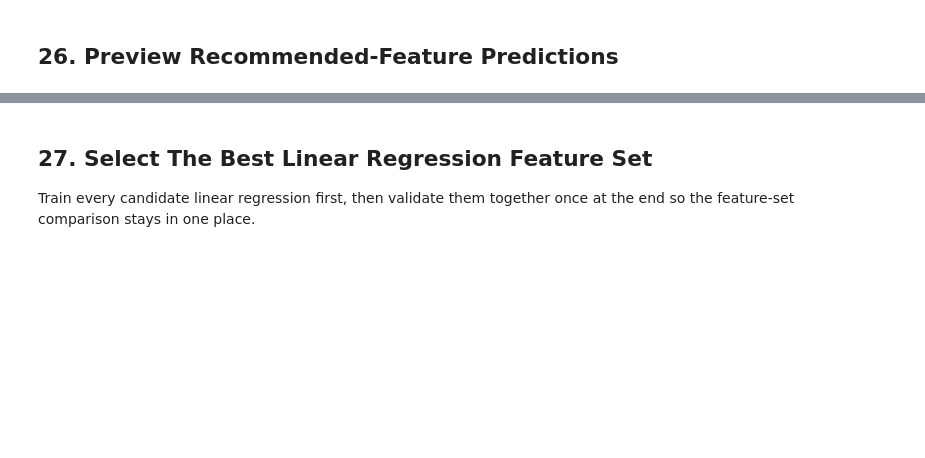
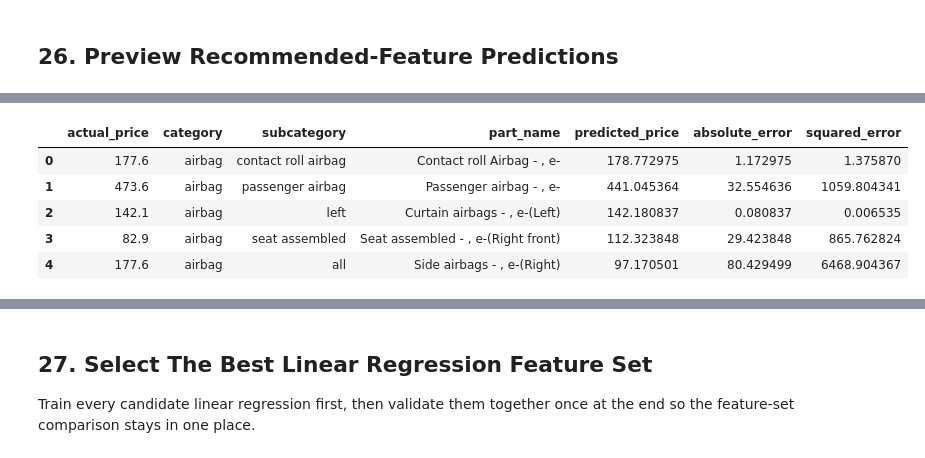
Before and after one commit to Riteshbhandarii/DPPM, a Jupyter notebook: notebooks/04_training/01_baseline_linear_regression.ipynb, the cells around one changed output, grey strips where cells are left out. Saved outputs shown, nothing was run; the diff lists cells and outputs as text; code cells hidden in the pictures; blank space fills up the shorter version.

```diff
--- a/notebooks/04_training/01_baseline_linear_regression.ipynb
+++ b/notebooks/04_training/01_baseline_linear_regression.ipynb
@@ -635,0 +685,34 @@ Baseline + Traficom + Registry Lifecycle + Listing Dynamics Validation RMSE: 170
+# %%
+# Reuse the most detailed validation predictions already available in the notebook.
+if "best_validation_predictions" in globals():
+    validation_predictions_eur = best_validation_predictions
+elif "validation_pred_all" in globals():
+    validation_predictions_eur = validation_pred_all
+elif "validation_pred_traficom" in globals():
+    validation_predictions_eur = validation_pred_traficom
+elif "validation_pred" in globals():
+    validation_predictions_eur = validation_pred
+else:
+    raise NameError("No validation predictions were found in the notebook.")
+
+# Build one validation results table in euro scale for grouped error analysis.
+validation_results_df = validation_df[["price", "category", "subcategory", "part_name"]].copy()
+validation_results_df = validation_results_df.rename(columns={"price": "actual_price"})
+validation_results_df["predicted_price"] = validation_predictions_eur
+validation_results_df["absolute_error"] = (
+    validation_results_df["actual_price"]
+    - validation_results_df["predicted_price"]
+).abs()
+validation_results_df["squared_error"] = (
+    validation_results_df["actual_price"]
+    - validation_results_df["predicted_price"]
+) ** 2
+
+validation_results_df.head()
+# %% [output]
+|  | actual_price | category | subcategory | part_name | predicted_price | absolute_error | squared_error |
+| 0 | 177.6 | airbag | contact roll airbag | Contact roll Airbag - , e- | 178.772975 | 1.172975 | 1.375870 |
+| 1 | 473.6 | airbag | passenger airbag | Passenger airbag - , e- | 441.045364 | 32.554636 | 1059.804341 |
+| 2 | 142.1 | airbag | left | Curtain airbags - , e-(Left) | 142.180837 | 0.080837 | 0.006535 |
+| 3 | 82.9 | airbag | seat assembled | Seat assembled - , e-(Right front) | 112.323848 | 29.423848 | 865.762824 |
+| 4 | 177.6 | airbag | all | Side airbags - , e-(Right) | 97.170501 | 80.429499 | 6468.904367 |
```
Also changed, not shown: parts of 22 cells of this notebook, 5 other files.
